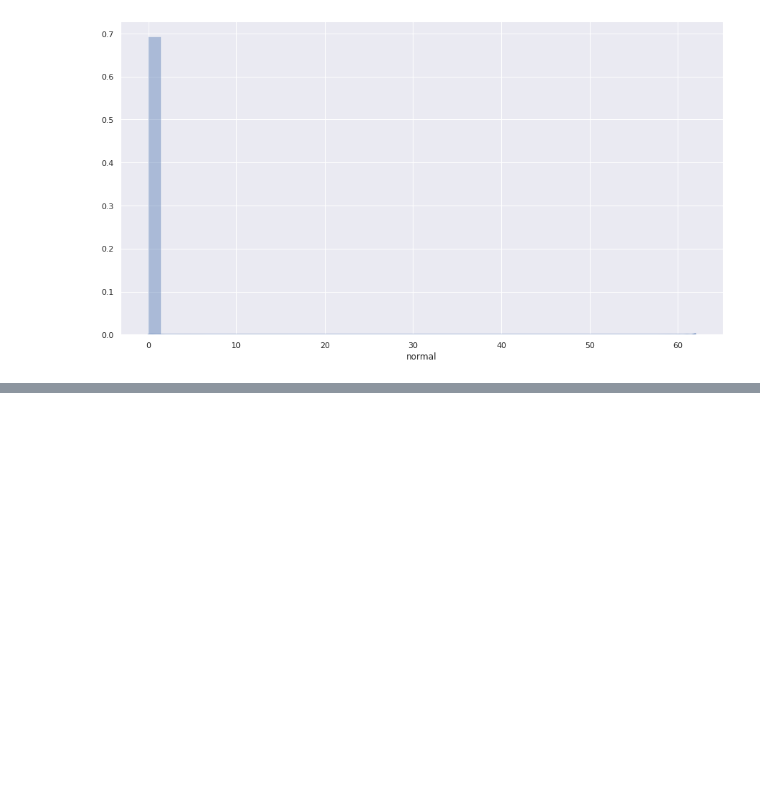
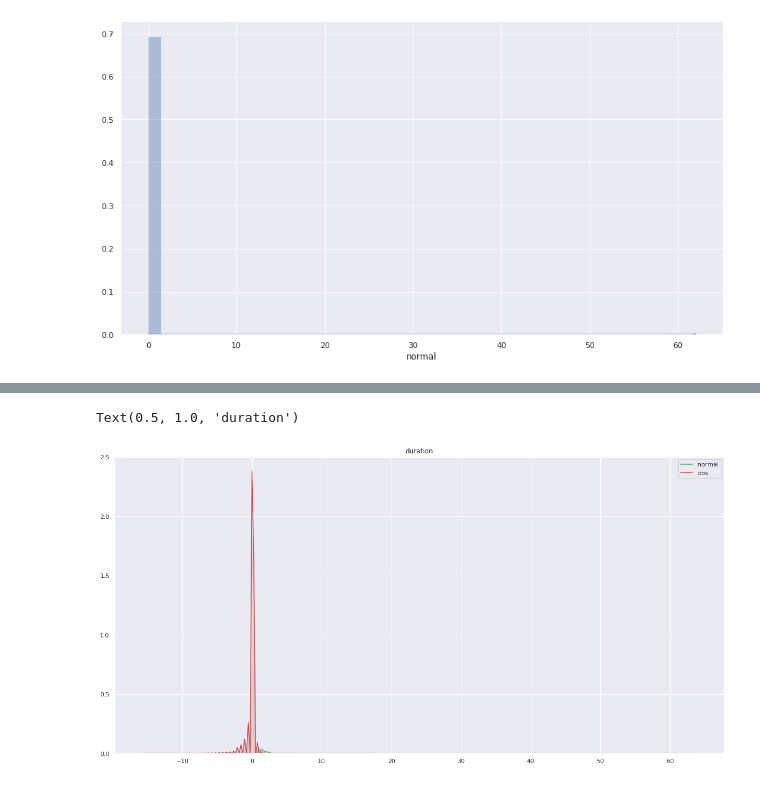
Before and after one commit to hasobi/skripsi, a Jupyter notebook: plot_final_v1_3.ipynb, the cells around one changed output, grey strips where cells are left out. Drawn from its saved outputs; the diff is of its cells as text; code cells hidden in the pictures; blank space fills up the shorter version.

```diff
--- a/plot_final_v1_3.ipynb
+++ b/plot_final_v1_3.ipynb
@@ -2394,7 +2392,7 @@ import seaborn as sns, numpy as np
 
 plt.figure(figsize=(15,8))
 
-sns.set(); np.random.seed(0)
+sns.set()#
 x = finalDF['normal']
 ax = sns.distplot(x)
 # %% [output]
@@ -2401,0 +2447,17 @@ ax = sns.distplot(x)
+# %%
+data_src_bytes4 = data_src_bytes3[['normal','dos']]
+
+# Standardizing the features
+x = data_src_bytes4.values
+
+x = StandardScaler().fit_transform(x)
+
+pca = PCA(n_components=2)
+principalComponents = pca.fit_transform(x)
+
+principalDf = pd.DataFrame(data = principalComponents, columns = ['normal', 'dos'])
+
+# finalDf = pd.concat([principalDf, df[['target']]], axis = 1)
+finalDF = principalDf
+
+finalDF.reset_index(level=0, inplace=True)
@@ -2401,0 +2473,9 @@ ax = sns.distplot(x)
+# %%
+plt.figure(figsize=(20,10))
+
+ax =  sns.kdeplot(finalDF['normal'], shade=True, color='g')
+ax =  sns.kdeplot(finalDF['dos'], shade=True, color="r")
+plt.title('duration')
+# %% [output]
+Text(0.5, 1.0, 'duration')
+[figure, added]
```
Also changed, not shown: parts of 8 cells of this notebook.
